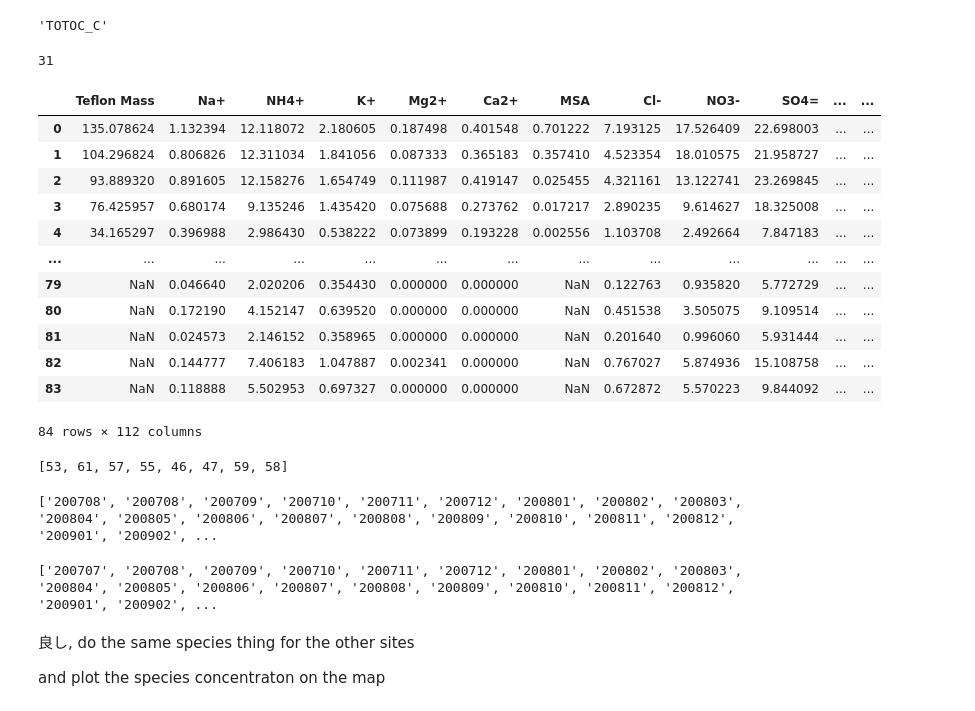
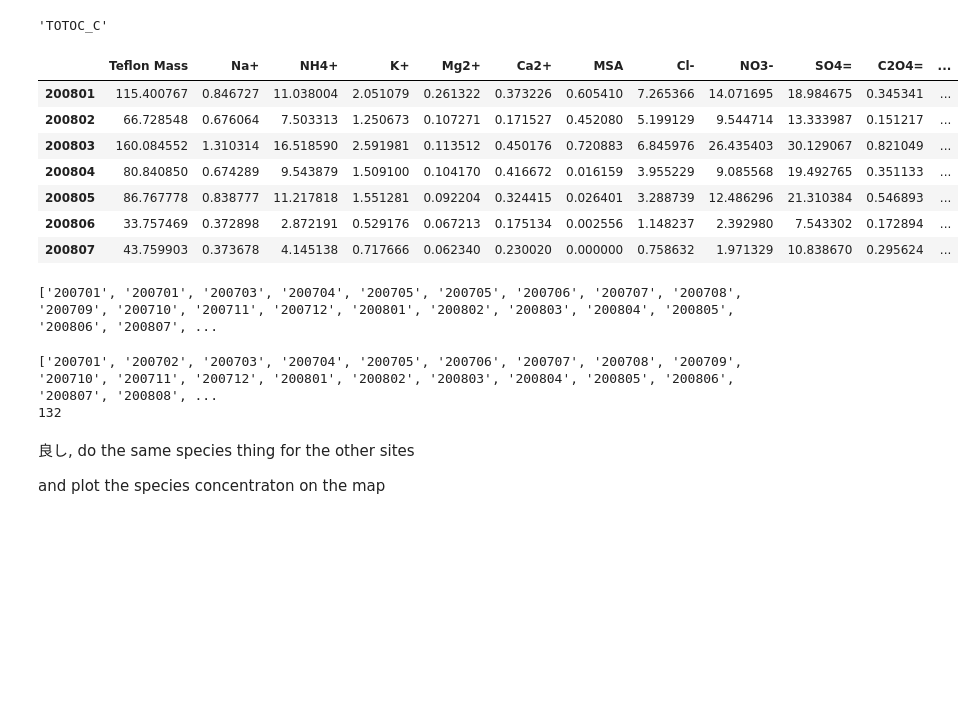
Before and after one commit to h-duan/PM, a Jupyter notebook: PM07-17.ipynb, the cells around one changed output. Saved outputs shown, nothing was run; the diff lists cells and outputs as text; code cells hidden in the pictures; blank space fills up the shorter version.

```diff
--- a/PM07-17.ipynb
+++ b/PM07-17.ipynb
@@ -1877,52 +1877,44 @@ NH[-1] = NH[-1].drop('NH Conc in ug/m3 (2017)', axis =1)
 
 monthlyNH = pd.DataFrame()
 
+form = []
+for j in range(7,18):
+    f = '{:02}'.format(j)
+    form.append(f)
+    #print(form)
 
-for i in range(len(NH)):
-    # Calculate the number of groups of 5 rows
-    group = len(NH[i]) // 5
+for i in range(len(NH)-1):       # this ends at 2014 (2008-2014)
+    #print(i)
+    for k in range(12):
+        format = '{:02}'.format(k+1)
+        #print(i)
+        group = NH[i][NH[i].iloc[:,0].str.startswith('NH'+str(form[i+1])+str(format))]
+        ave = group.iloc[:,1:].mean()
+        monthlyNH = monthlyNH._append(ave, ignore_index = True)
 
-    for j in range(group):
-        start = j*5
-        end = (j+1)*5
-        gr_ave = NH[i].iloc[start+1:end+1, 1:].mean()
-        #print(gr_ave)
-        monthlyNH = monthlyNH._append(gr_ave, ignore_index = True)
-        #monthly = pd.concat([monthly, pd.DataFrame(gr_ave, index=[0])], ignore_index=True)
-        #monthly.loc[j] = gr_ave
+for k in range(12):     # for 2017
+    format = '{:02}'.format(k+1)
+    group = NH[7][NH[7].iloc[:,1].str.startswith('NH'+str(17)+str(format))]
+    ave = group.iloc[:,2:].mean()
+    monthlyNH = monthlyNH._append(ave, ignore_index = True)
 
-gr_ave.shape[0]
+monthlyNH.index = date[12:-36] + date[-12:]
-# %% [output]
-31
 # %%
-monthlyNH
+monthlyNH.iloc[:7,:]
 # %% [output]
-|  | Teflon Mass | Na+ | NH4+ | K+ | Mg2+ | Ca2+ | MSA | Cl- | NO3- | SO4= | ... | ... |
-| 0 | 135.078624 | 1.132394 | 12.118072 | 2.180605 | 0.187498 | 0.401548 | 0.701222 | 7.193125 | 17.526409 | 22.698003 | ... | ... |
-| 1 | 104.296824 | 0.806826 | 12.311034 | 1.841056 | 0.087333 | 0.365183 | 0.357410 | 4.523354 | 18.010575 | 21.958727 | ... | ... |
-| 2 | 93.889320 | 0.891605 | 12.158276 | 1.654749 | 0.111987 | 0.419147 | 0.025455 | 4.321161 | 13.122741 | 23.269845 | ... | ... |
-| 3 | 76.425957 | 0.680174 | 9.135246 | 1.435420 | 0.075688 | 0.273762 | 0.017217 | 2.890235 | 9.614627 | 18.325008 | ... | ... |
-| 4 | 34.165297 | 0.396988 | 2.986430 | 0.538222 | 0.073899 | 0.193228 | 0.002556 | 1.103708 | 2.492664 | 7.847183 | ... | ... |
-| ... | ... | ... | ... | ... | ... | ... | ... | ... | ... | ... | ... | ... |
-| 79 | NaN | 0.046640 | 2.020206 | 0.354430 | 0.000000 | 0.000000 | NaN | 0.122763 | 0.935820 | 5.772729 | ... | ... |
-| 80 | NaN | 0.172190 | 4.152147 | 0.639520 | 0.000000 | 0.000000 | NaN | 0.451538 | 3.505075 | 9.109514 | ... | ... |
-| 81 | NaN | 0.024573 | 2.146152 | 0.358965 | 0.000000 | 0.000000 | NaN | 0.201640 | 0.996060 | 5.931444 | ... | ... |
-| 82 | NaN | 0.144777 | 7.406183 | 1.047887 | 0.002341 | 0.000000 | NaN | 0.767027 | 5.874936 | 15.108758 | ... | ... |
-| 83 | NaN | 0.118888 | 5.502953 | 0.697327 | 0.000000 | 0.000000 | NaN | 0.672872 | 5.570223 | 9.844092 | ... | ... |
+|  | Teflon Mass | Na+ | NH4+ | K+ | Mg2+ | Ca2+ | MSA | Cl- | NO3- | SO4= | C2O4= | ... |
+| 200801 | 115.400767 | 0.846727 | 11.038004 | 2.051079 | 0.261322 | 0.373226 | 0.605410 | 7.265366 | 14.071695 | 18.984675 | 0.345341 | ... |
+| 200802 | 66.728548 | 0.676064 | 7.503313 | 1.250673 | 0.107271 | 0.171527 | 0.452080 | 5.199129 | 9.544714 | 13.333987 | 0.151217 | ... |
+| 200803 | 160.084552 | 1.310314 | 16.518590 | 2.591981 | 0.113512 | 0.450176 | 0.720883 | 6.845976 | 26.435403 | 30.129067 | 0.821049 | ... |
+| 200804 | 80.840850 | 0.674289 | 9.543879 | 1.509100 | 0.104170 | 0.416672 | 0.016159 | 3.955229 | 9.085568 | 19.492765 | 0.351133 | ... |
+| 200805 | 86.767778 | 0.838777 | 11.217818 | 1.551281 | 0.092204 | 0.324415 | 0.026401 | 3.288739 | 12.486296 | 21.310384 | 0.546893 | ... |
+| 200806 | 33.757469 | 0.372898 | 2.872191 | 0.529176 | 0.067213 | 0.175134 | 0.002556 | 1.148237 | 2.392980 | 7.543302 | 0.172894 | ... |
+| 200807 | 43.759903 | 0.373678 | 4.145138 | 0.717666 | 0.062340 | 0.230020 | 0.000000 | 0.758632 | 1.971329 | 10.838670 | 0.295624 | ... |
-84 rows × 112 columns
-# %%
-a = []
-for i in range(len(NH)):
-    a.append(NH[i].shape[0])
-
-print(a)
-# %% [output]
-[53, 61, 57, 55, 46, 47, 59, 58]
 # %%
 from datetime import datetime, timedelta
 
 # Define the start and end dates
-start_date = datetime.strptime('200708', '%Y%m')
+start_date = datetime.strptime('200701', '%Y%m')
 end_date = datetime.strptime('201712', '%Y%m')
 
 # Initialize the list to store the dates
@@ -1935,13 +1927,17 @@ while start_date <= end_date:
 
 print(date)
 # %% [output]
-['200708', '200708', '200709', '200710', '200711', '200712', '200801', '200802', '200803', '200804', '200805', '200806', '200807', '200808', '200809', '200810', '200811', '200812', '200901', '200902', ...
+['200701', '200701', '200703', '200704', '200705', '200705', '200706', '200707', '200708', '200709', '200710', '200711', '200712', '200801', '200802', '200803', '200804', '200805', '200806', '200807', ...
 # %%
-date[0] ='200707'
+date[1] = '200702'
 date.append('201712')
+date.remove('201210')
+date.remove('200705')
 print(date)
+print(len(date))
 # %% [output]
-['200707', '200708', '200709', '200710', '200711', '200712', '200801', '200802', '200803', '200804', '200805', '200806', '200807', '200808', '200809', '200810', '200811', '200812', '200901', '200902', ...
+['200701', '200702', '200703', '200704', '200705', '200706', '200707', '200708', '200709', '200710', '200711', '200712', '200801', '200802', '200803', '200804', '200805', '200806', '200807', '200808', ...
+132
 # %% [markdown]
 良し, do the same species thing for the other sites
 
```
Also changed, not shown: parts of 39 cells of this notebook.
